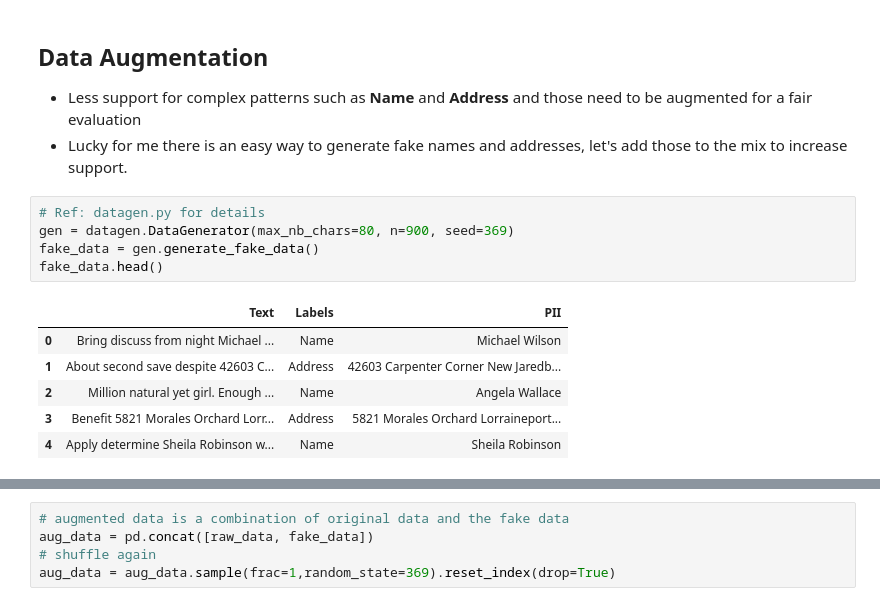
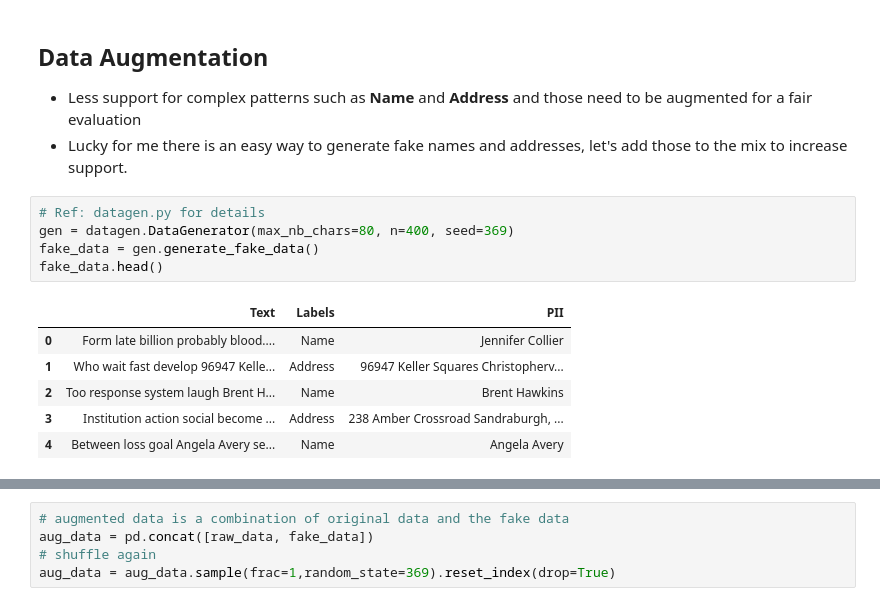
Before and after one commit to dhruvsakalley/pii_ner, a Jupyter notebook: src/train_ner.ipynb, the cells around one changed output, grey strips where cells are left out. Cells and saved outputs as stored; diff of their text form.

```diff
--- a/src/train_ner.ipynb
+++ b/src/train_ner.ipynb
@@ -93,13 +93,13 @@ raw_data.groupby(["Labels"])['Text'].nunique().reset_index()
 - Lucky for me there is an easy way to generate fake names and addresses, let's add those to the mix to increase support.
 # %%
 # Ref: datagen.py for details
-gen = datagen.DataGenerator(max_nb_chars=80, n=900, seed=369)
+gen = datagen.DataGenerator(max_nb_chars=80, n=400, seed=369)
 fake_data = gen.generate_fake_data()
 fake_data.head()
 # %% [output]
 |  | Text | Labels | PII |
-| 0 | Bring discuss from night Michael ... | Name | Michael Wilson |
-| 1 | About second save despite 42603 C... | Address | 42603 Carpenter Corner New Jaredb... |
-| 2 | Million natural yet girl. Enough ... | Name | Angela Wallace |
-| 3 | Benefit 5821 Morales Orchard Lorr... | Address | 5821 Morales Orchard Lorraineport... |
-| 4 | Apply determine Sheila Robinson w... | Name | Sheila Robinson |
+| 0 | Form late billion probably blood.... | Name | Jennifer Collier |
+| 1 | Who wait fast develop 96947 Kelle... | Address | 96947 Keller Squares Christopherv... |
+| 2 | Too response system laugh Brent H... | Name | Brent Hawkins |
+| 3 | Institution action social become ... | Address | 238 Amber Crossroad Sandraburgh, ... |
+| 4 | Between loss goal Angela Avery se... | Name | Angela Avery |
```
Also changed, not shown: parts of 17 cells of this notebook, 27 other files.
